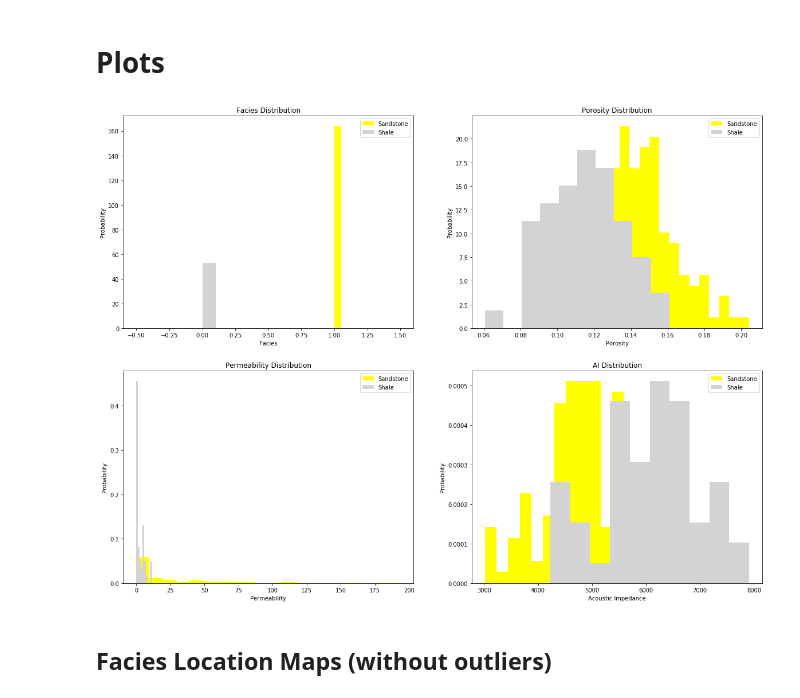
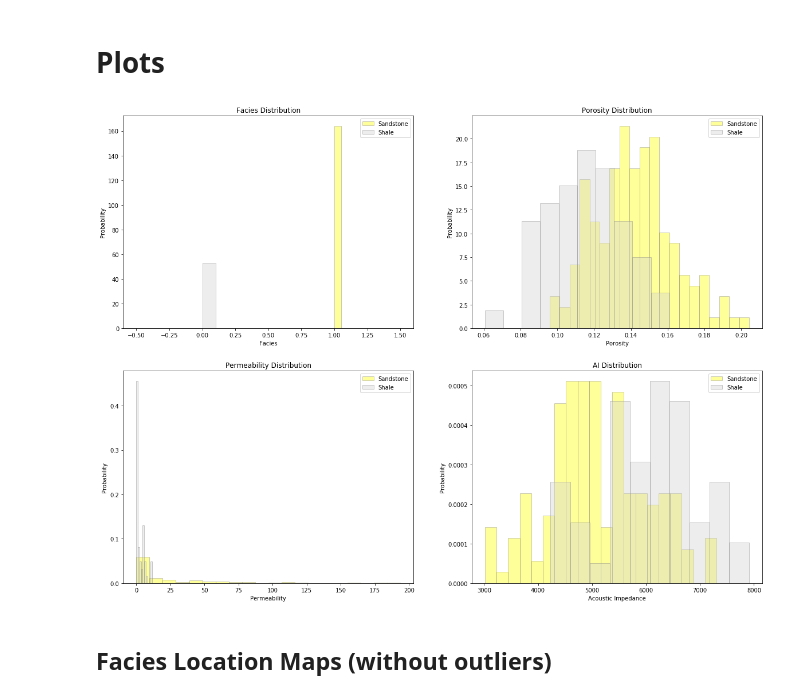
Before and after one commit to elbeejay/PGE383-Group1, a Jupyter notebook: Univariate_analysis.ipynb, the cells around one changed output. Cells and saved outputs as stored; diff of their text form; code cells hidden in the pictures.

Commit message:
Updating histogram graphics
Adding translucent bars and outlining the bars of the histograms.

```diff
--- a/Univariate_analysis.ipynb
+++ b/Univariate_analysis.ipynb
@@ -90,42 +90,42 @@ n_bins_sandstone = 20
 n_bins_shale = 10
 
 fig, ax2 = plt.subplots(2,2, figsize=(20,15))
 
 # Facies
-ax2[0,0].hist(Sandstone_final['Facies'], bins=n_bins_sandstone, color='yellow', label='Sandstone')
-ax2[0,0].hist(Shale_final['Facies'], bins=n_bins_shale, color='lightgray', label='Shale')
+ax2[0,0].hist(Sandstone_final['Facies'], bins=n_bins_sandstone, edgecolor='gray', alpha=0.4, color='yellow', label='Sandstone')
+ax2[0,0].hist(Shale_final['Facies'], bins=n_bins_shale, edgecolor='gray', alpha=0.4, color='lightgray', label='Shale')
 ax2[0,0].set_title('Facies Distribution')
 ax2[0,0].set_ylabel('Probability')
 ax2[0,0].set_xlabel('Facies')
 ax2[0,0].legend()
 
 # Porosity
-ax2[0,1].hist(Sandstone_final['Porosity'], bins=n_bins_sandstone,density=True, color='yellow', label='Sandstone')
-ax2[0,1].hist(Shale_final['Porosity'], bins=n_bins_shale,density=True, color='lightgray', label='Shale')
+ax2[0,1].hist(Sandstone_final['Porosity'], bins=n_bins_sandstone,density=True, edgecolor='gray', alpha=0.4, color='yellow', label='Sandstone')
+ax2[0,1].hist(Shale_final['Porosity'], bins=n_bins_shale,density=True, edgecolor='gray', alpha=0.4, color='lightgray', label='Shale')
 ax2[0,1].set_title('Porosity Distribution')
 ax2[0,1].set_ylabel('Probability')
 ax2[0,1].set_xlabel('Porosity')
 ax2[0,1].legend()
 
 # Permeability
-ax2[1,0].hist(Sandstone_final['Perm'], bins=n_bins_sandstone,density=True, color='yellow', label='Sandstone')
-ax2[1,0].hist(Shale_final['Perm'], bins=n_bins_shale,density=True, color='lightgray', label='Shale')
+ax2[1,0].hist(Sandstone_final['Perm'], bins=n_bins_sandstone,density=True, edgecolor='gray', alpha=0.4, color='yellow', label='Sandstone')
+ax2[1,0].hist(Shale_final['Perm'], bins=n_bins_shale,density=True, edgecolor='gray', alpha=0.4, color='lightgray', label='Shale')
 ax2[1,0].set_title('Permeability Distribution')
 ax2[1,0].set_ylabel('Probability')
 ax2[1,0].set_xlabel('Permeability')
 ax2[1,0].legend()
 
 # Acoustic Impedence
-ax2[1,1].hist(Sandstone_final['AI'], bins=n_bins_sandstone,density=True, color='yellow', label='Sandstone')
-ax2[1,1].hist(Shale_final['AI'], bins=n_bins_shale,density=True, color='lightgray', label='Shale')
+ax2[1,1].hist(Sandstone_final['AI'], bins=n_bins_sandstone,density=True, edgecolor='gray', alpha=0.4, color='yellow', label='Sandstone')
+ax2[1,1].hist(Shale_final['AI'], bins=n_bins_shale,density=True, edgecolor='gray', alpha=0.4, color='lightgray', label='Shale')
 ax2[1,1].set_title('AI Distribution')
 ax2[1,1].set_ylabel('Probability')
 ax2[1,1].set_xlabel('Acoustic Impedance')
 ax2[1,1].legend()
 
 plt.show()
 # %% [output]
-[figure, old version]
+[figure, new version]
 # %%
 Sandstone_cleaned = pd.read_csv('Sandstone_cleaned.csv')
 Shale_cleaned = pd.read_csv('Shale_cleaned.csv')
```
Also changed, not shown: parts of 3 cells of this notebook.
